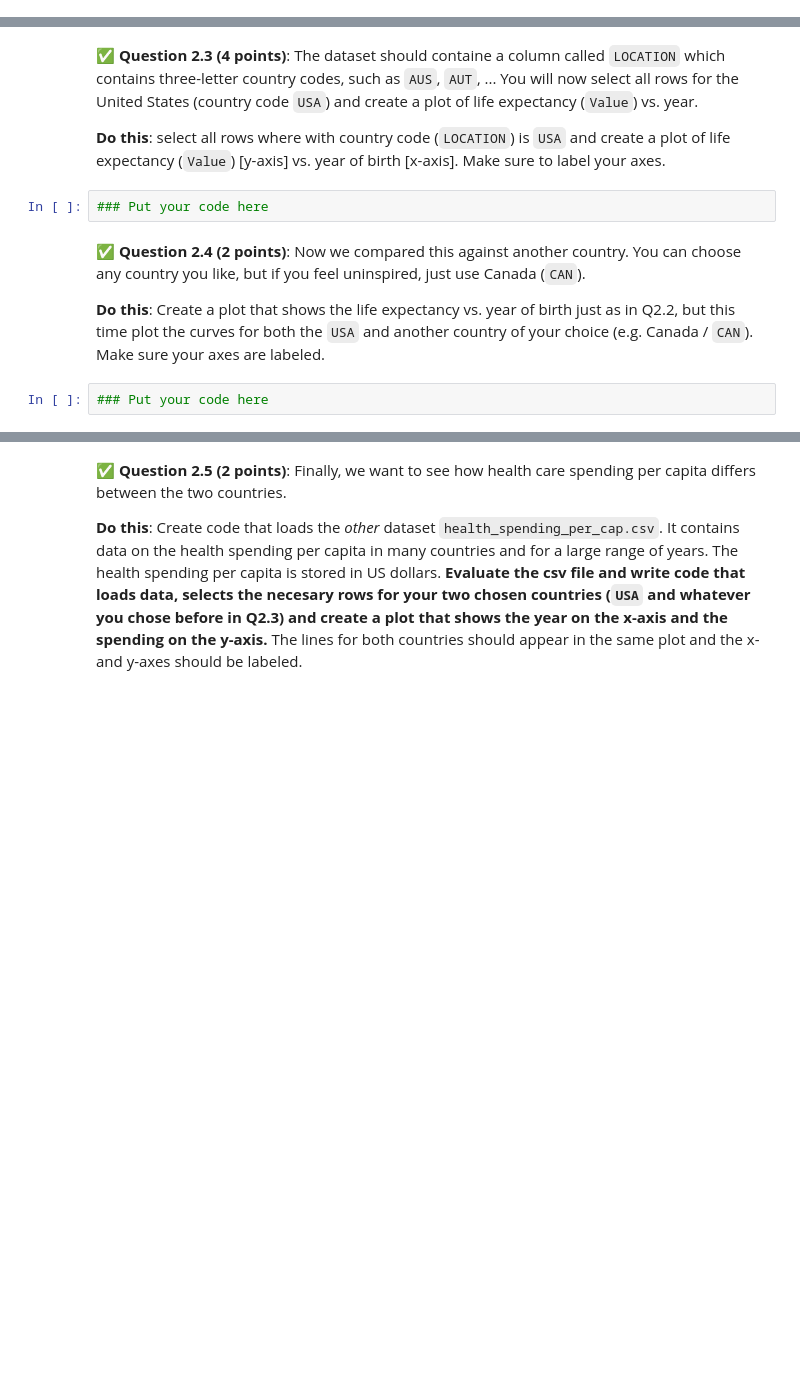
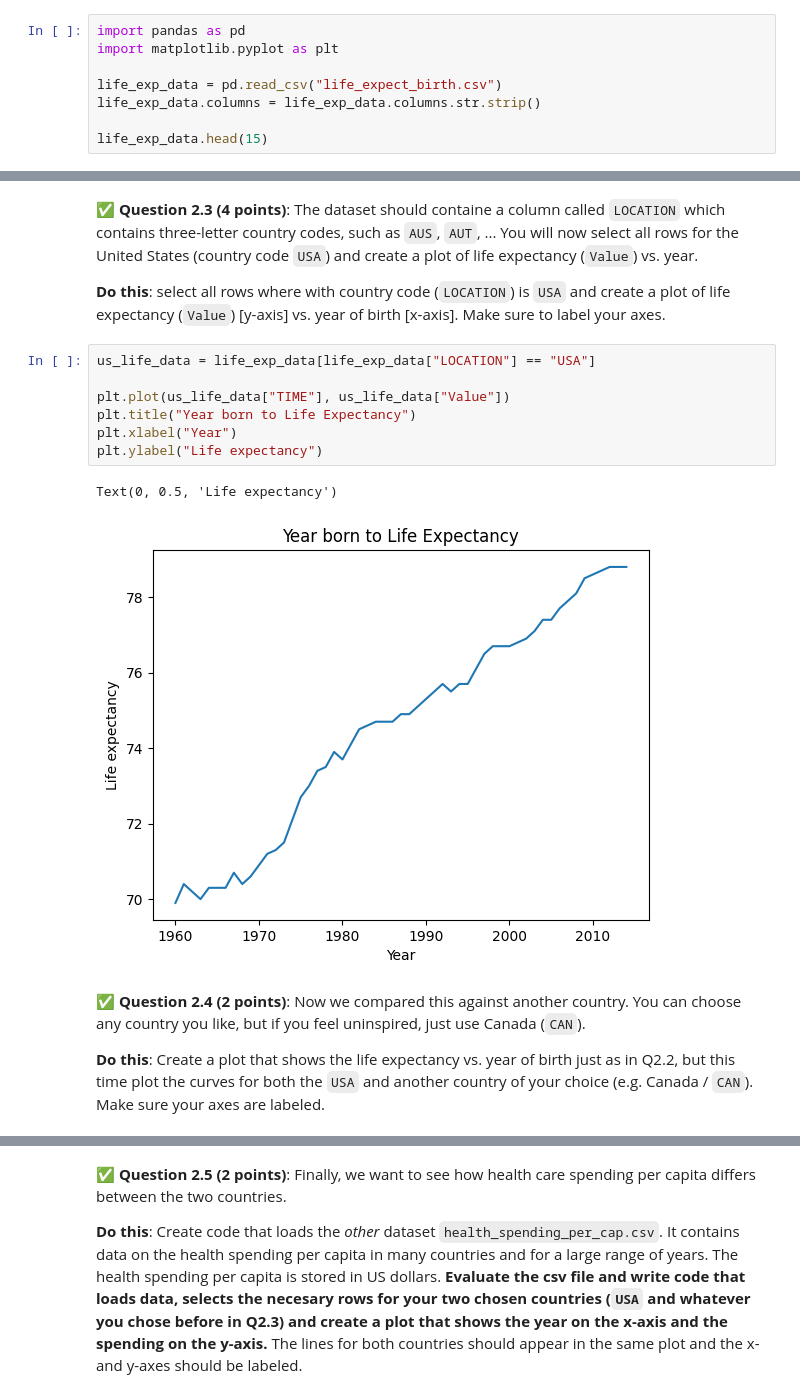
Before and after one commit to arshwasnik/cmse202-s26-turnin, a Jupyter notebook: midterm/CMSE202_PracticeMidterm.ipynb, the cells around one changed output, grey strips where cells are left out. Drawn from its saved outputs; the diff is of its cells as text; blank space fills up the shorter version.

```diff
--- a/midterm/CMSE202_PracticeMidterm.ipynb
+++ b/midterm/CMSE202_PracticeMidterm.ipynb
@@ -96,0 +101,8 @@ You will need to download two files from this repository, `health_spending_per_c
+# %%
+import pandas as pd
+import matplotlib.pyplot as plt
+
+life_exp_data = pd.read_csv("life_expect_birth.csv")
+life_exp_data.columns = life_exp_data.columns.str.strip()
+
+life_exp_data.head(15)
@@ -98,11 +127,17 @@ You will need to download two files from this repository, `health_spending_per_c
 &#9989; **Question 2.3 (4 points)**: The dataset should containe a column called `LOCATION` which contains three-letter country codes, such as `AUS`, `AUT`, ... You will now select all rows for the United States (country code `USA`) and create a plot of life expectancy (`Value`) vs. year.
 
 **Do this**: select all rows where with country code (`LOCATION`) is `USA` and create a plot of life expectancy (`Value`) [y-axis] vs. year of birth [x-axis]. Make sure to label your axes.
-# %%
-### Put your code here
+# %%
+us_life_data = life_exp_data[life_exp_data["LOCATION"] == "USA"]
+
+plt.plot(us_life_data["TIME"], us_life_data["Value"])
+plt.title("Year born to Life Expectancy")
+plt.xlabel("Year")
+plt.ylabel("Life expectancy")
+# %% [output]
+Text(0, 0.5, 'Life expectancy')
+[figure, added]
 # %% [markdown]
 &#9989; **Question 2.4 (2 points)**: Now we compared this against another country. You can choose any country you like, but if you feel uninspired, just use Canada (`CAN`).
 
 **Do this**: Create a plot that shows the life expectancy vs. year of birth just as in Q2.2, but this time plot the curves for both the `USA` and another country of your choice (e.g. Canada / `CAN`). Make sure your axes are labeled.
-# %%
-### Put your code here
```
Also changed, not shown: parts of 8 cells of this notebook.
